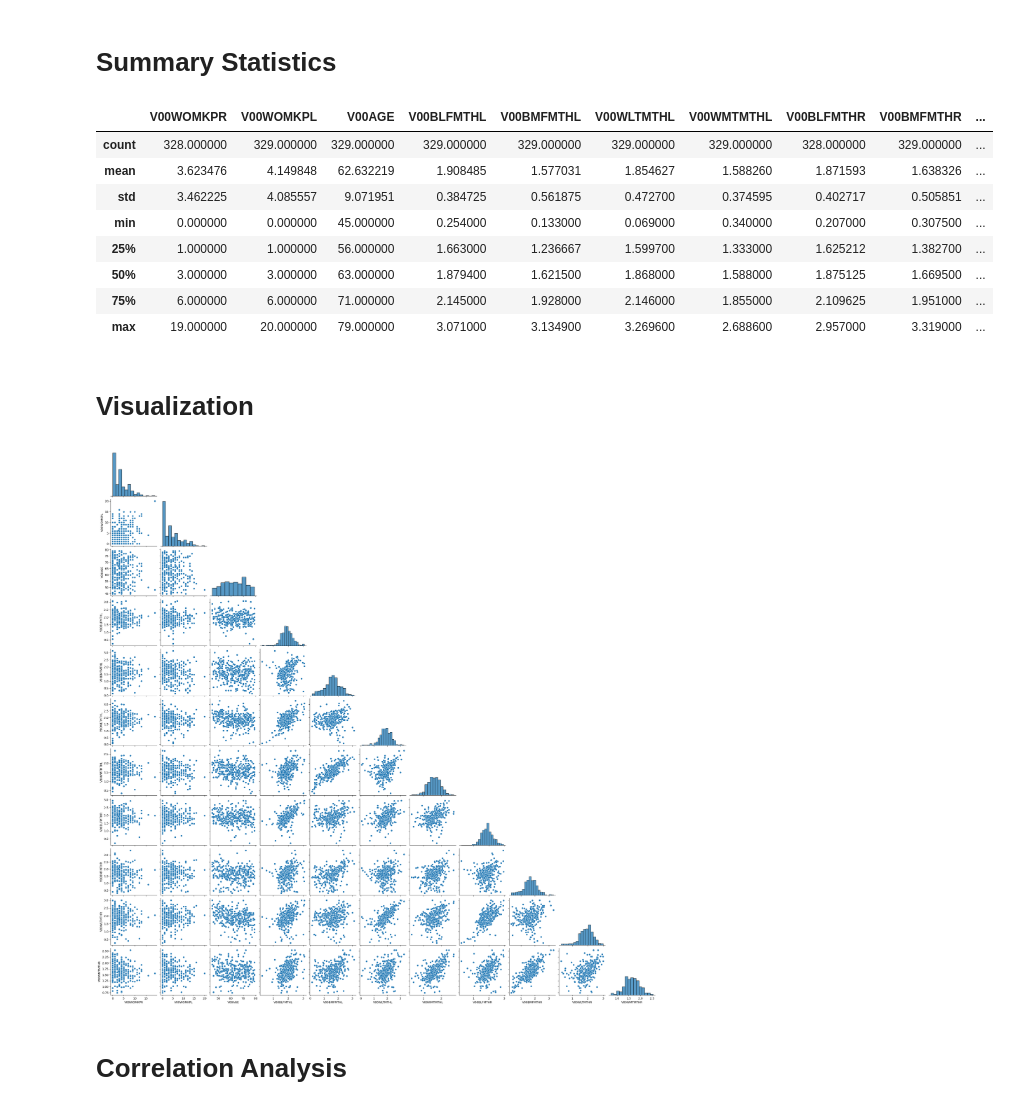
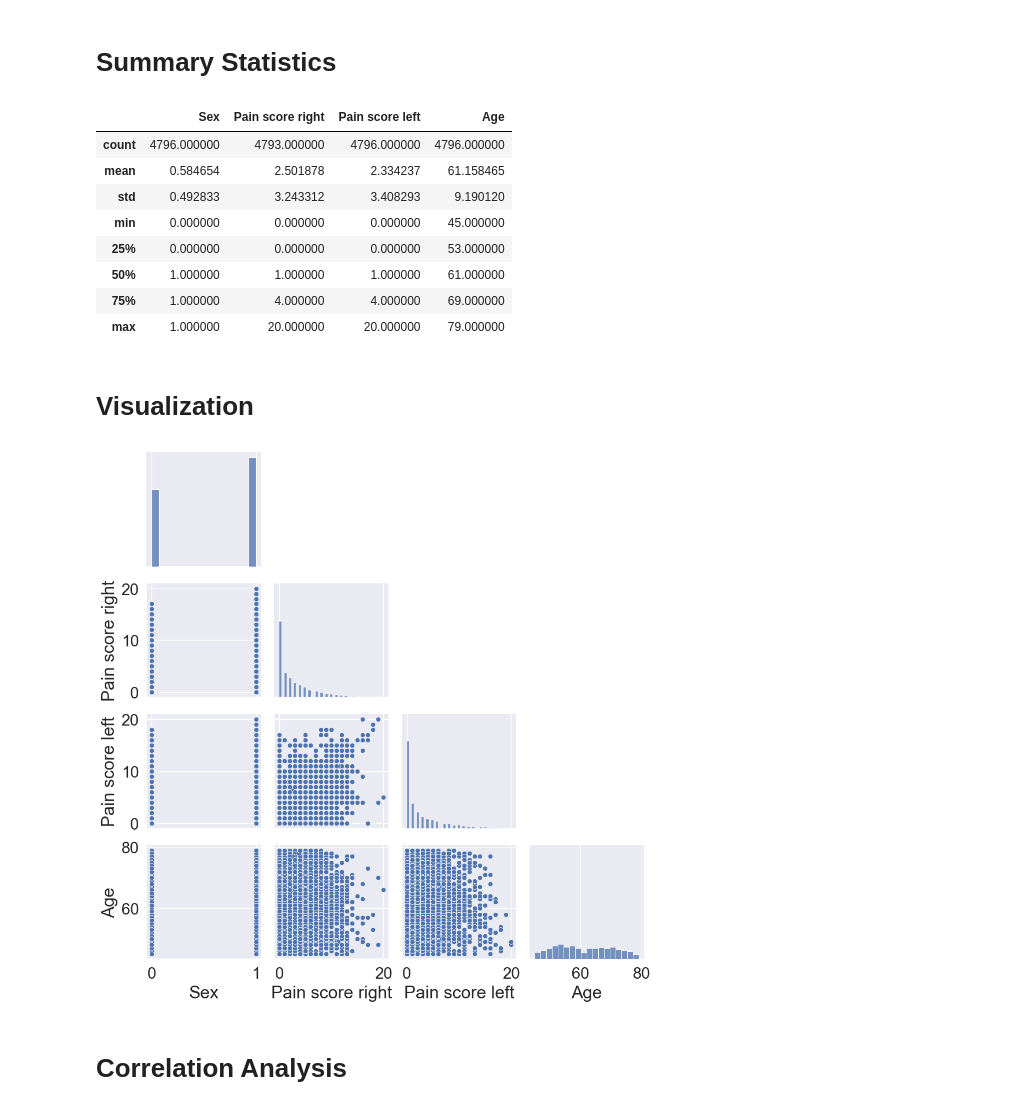
Before and after one commit to a-lundsgaard/XAI-in-Medical-Image-Analysis, a Jupyter notebook: notebooks/knee_data_exploration.ipynb, the cells around one changed output. Cells and saved outputs as stored; diff of their text form; code cells hidden in the pictures.

```diff
--- a/notebooks/knee_data_exploration.ipynb
+++ b/notebooks/knee_data_exploration.ipynb
@@ -34,8 +37,6 @@ all_clinical_features = [
 ]
 
 processor = PatientDataProcessor(base_path=data_path)
-# processor.create_meta_data_for_visit(visit_no=visit)
-first_visit_clinical_data = processor.load_all_clinical_data()[["V00" + label for label in all_clinical_features]]
-kmri_data = processor. load_all_kMRI_data(labels = cartilage_featues)
-joined_data = pd.merge(first_visit_clinical_data, kmri_data, right_index=True, left_index=True)
-first_visit_data = joined_data.filter(like='V00', axis=1)
+data_duplicate_sex = processor.load_all_clinical_data()[["Sex", "V00WOMKPR", "V00WOMKPL", "V00AGE"]]
+data = data_duplicate_sex.iloc[:, -4:]
+data = data.rename(columns={'V00WOMKPR': 'Pain score right', 'V00WOMKPL': 'Pain score left', 'V00AGE': 'Age'})
@@ -60,25 +43,24 @@ No file found at:  ../datasets/meta_data/OAIData21//kMRI_QCart_Eckstein11.txt sk
 # %% [markdown]
 # Summary Statistics
 # %%
-first_visit_data.describe()
+data.describe()
 # %% [output]
-|  | V00WOMKPR | V00WOMKPL | V00AGE | V00BLFMTHL | V00BMFMTHL | V00WLTMTHL | V00WMTMTHL | V00BLFMTHR | V00BMFMTHR | ... |
-| count | 328.000000 | 329.000000 | 329.000000 | 329.000000 | 329.000000 | 329.000000 | 329.000000 | 328.000000 | 329.000000 | ... |
-| mean | 3.623476 | 4.149848 | 62.632219 | 1.908485 | 1.577031 | 1.854627 | 1.588260 | 1.871593 | 1.638326 | ... |
-| std | 3.462225 | 4.085557 | 9.071951 | 0.384725 | 0.561875 | 0.472700 | 0.374595 | 0.402717 | 0.505851 | ... |
-| min | 0.000000 | 0.000000 | 45.000000 | 0.254000 | 0.133000 | 0.069000 | 0.340000 | 0.207000 | 0.307500 | ... |
-| 25% | 1.000000 | 1.000000 | 56.000000 | 1.663000 | 1.236667 | 1.599700 | 1.333000 | 1.625212 | 1.382700 | ... |
-| 50% | 3.000000 | 3.000000 | 63.000000 | 1.879400 | 1.621500 | 1.868000 | 1.588000 | 1.875125 | 1.669500 | ... |
-| 75% | 6.000000 | 6.000000 | 71.000000 | 2.145000 | 1.928000 | 2.146000 | 1.855000 | 2.109625 | 1.951000 | ... |
-| max | 19.000000 | 20.000000 | 79.000000 | 3.071000 | 3.134900 | 3.269600 | 2.688600 | 2.957000 | 3.319000 | ... |
+|  | Sex | Pain score right | Pain score left | Age |
+| count | 4796.000000 | 4793.000000 | 4796.000000 | 4796.000000 |
+| mean | 0.584654 | 2.501878 | 2.334237 | 61.158465 |
+| std | 0.492833 | 3.243312 | 3.408293 | 9.190120 |
+| min | 0.000000 | 0.000000 | 0.000000 | 45.000000 |
+| 25% | 0.000000 | 0.000000 | 0.000000 | 53.000000 |
+| 50% | 1.000000 | 1.000000 | 1.000000 | 61.000000 |
+| 75% | 1.000000 | 4.000000 | 4.000000 | 69.000000 |
+| max | 1.000000 | 20.000000 | 20.000000 | 79.000000 |
 # %% [markdown]
 # Visualization
 # %%
-sns.set(font_scale=1.8)
-sns.pairplot(first_visit_data, corner=True)
+sns.pairplot(data, corner=True)
 plt.show()
 # %% [output]
-[figure, old version]
+[figure, new version]
 # %% [markdown]
 # Correlation Analysis
 # %%
```
Also changed, not shown: parts of 6 cells of this notebook.
